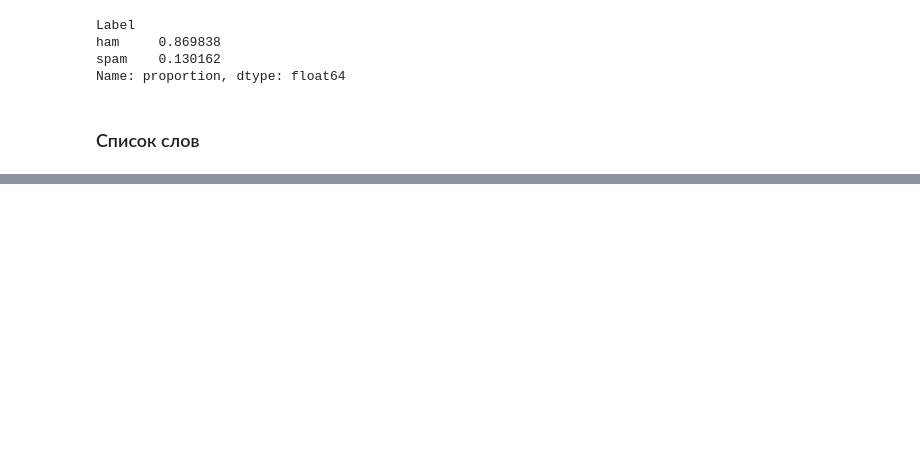
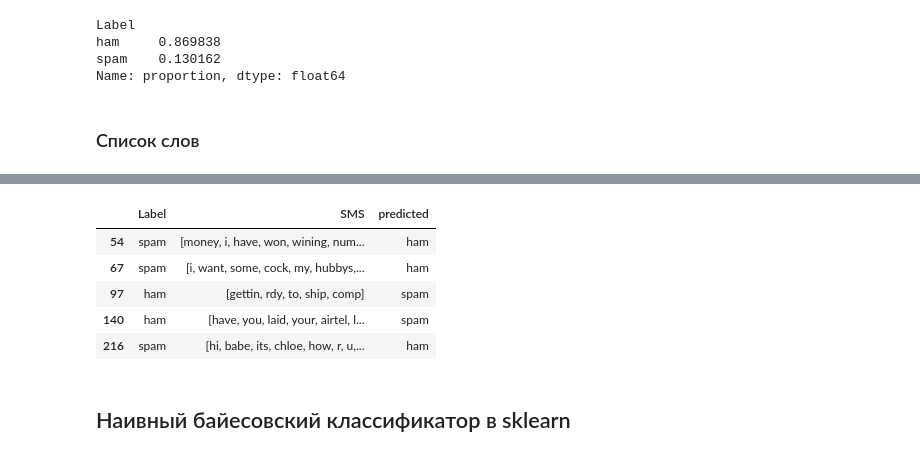
Before and after one commit to arkadijshmelev/spam_classification_naive_bayes, a Jupyter notebook: spam_classification_my.ipynb, the cells around one changed output, grey strips where cells are left out. Cells and saved outputs as stored; diff of their text form; code cells hidden in the pictures; blank space fills up the shorter version.

```diff
--- a/spam_classification_my.ipynb
+++ b/spam_classification_my.ipynb
@@ -109,0 +195,11 @@ len(vocabulary)
+# %%
+test_data.loc[test_data['predicted'] != test_data['Label']].head()
+# %% [output]
+|  | Label | SMS | predicted |
+| 54 | spam | [money, i, have, won, wining, num... | ham |
+| 67 | spam | [i, want, some, cock, my, hubbys,... | ham |
+| 97 | ham | [gettin, rdy, to, ship, comp] | spam |
+| 140 | ham | [have, you, laid, your, airtel, l... | spam |
+| 216 | spam | [hi, babe, its, chloe, how, r, u,... | ham |
+# %% [markdown]
+## Наивный байесовский классификатор в sklearn
```
Also changed, not shown: parts of 22 cells of this notebook.
